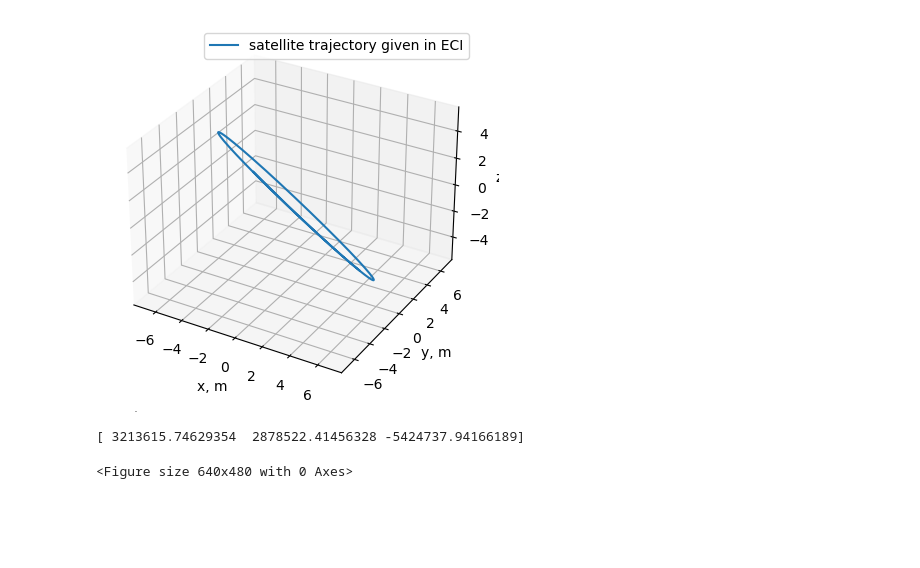
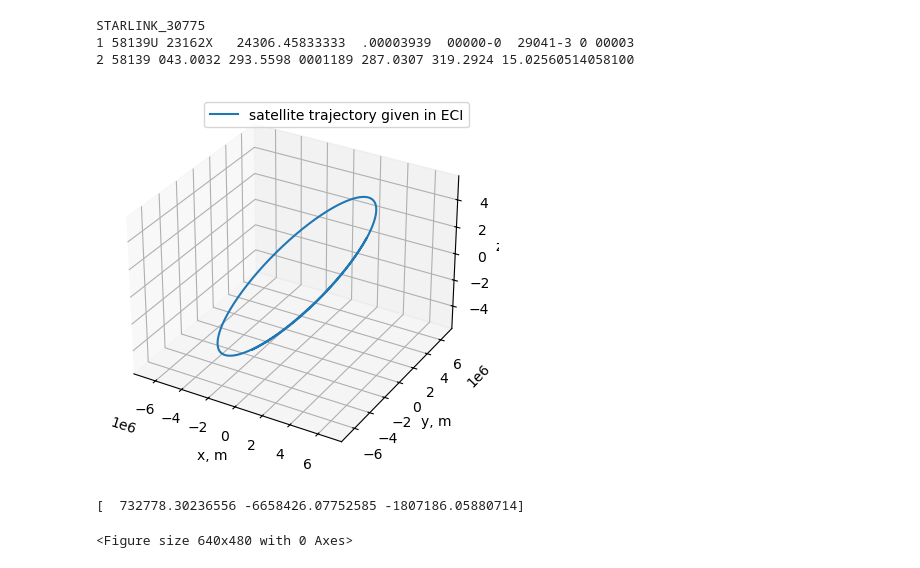
Before and after one commit to ShamilBiktimirov/astro-basics, a Jupyter notebook: python/Pointing routine.ipynb, the cells around one changed output. Cells and saved outputs as stored; diff of their text form; code cells hidden in the pictures; blank space fills up the shorter version.

```diff
--- a/python/Pointing routine.ipynb
+++ b/python/Pointing routine.ipynb
@@ -82,7 +84,7 @@ start_date_obs_day = "2024-11-01 04:00:00" # given in UTC, 8 am in Abu Dhabi
 end_date_obs_day = "2024-11-01 20:00:00"   # given in UTC, midnight in Abu Dhani
 
 # Generates a range of datetimes with certain time step
-t_span_obs_day = pd.date_range(start=start_date_obs_day, end=end_date_obs_day, freq='1min')
+t_span_obs_day = pd.date_range(start=start_date_obs_day, end=end_date_obs_day, freq='10s')
 
 # Converts to a list of strings if needed?
 gregorian_dates_obs_day = t_span_obs_day.strftime("%Y-%m-%d %H:%M:%S").tolist()
@@ -198,19 +200,19 @@ variance r_obs_mag 2.779825551796861e-07
 
 # import TlE text file and choose satellite
 
-with open('TLE starlink-1568.txt', 'r') as file:
+with open('Site_Visit_1_11_2024.txt', 'r') as file:
     lines = [line.strip() for line in file]
 
 # choose satellite indx
-satIndx = 0 # choose the one that you like
+satIndx = 12 # choose the one that you like
 satelliteName = lines[satIndx * 3]
 TleFirstLine = lines[satIndx * 3 + 1]
 TleSecondLine = lines[satIndx * 3 + 2]
 satellite = Satrec.twoline2rv(TleFirstLine, TleSecondLine)
 
-# print(satelliteName)
-# print(TleFirstLine)
-# print(TleSecondLine)
+print(satelliteName)
+print(TleFirstLine)
+print(TleSecondLine)
 
 # Propagates satellite state for the t_span
 positionsX = []
@@ -232,36 +234,39 @@ for jd in julian_dates:
         r_sat_eci_array = np.concatenate((r_sat_eci_array, np.vstack([r[0] * 1e3, r[1] * 1e3, r[2] * 1e3])), axis=1)
 
     else:
         positionsX.append(None)  # Error in propagation
         positionsY.append(None)  # Error in propagation
         positionsY.append(None)  # Error in propagation
 
 gregorian_dates = Time(julian_dates, format='jd').to_datetime()
 
 sat1Data = np.array([gregorian_dates, positionsX, positionsY, positionsZ]).T
 
 sat1 = pd.DataFrame(sat1Data, columns=["Date and Time", "X, km", "Y, km", "Z, km"])
 
 fig = plt.figure()
 ax = fig.add_subplot(111, projection='3d')
 
 ax.plot(r_sat_eci_array[0,:], r_sat_eci_array[1,:], r_sat_eci_array[2,:], label='satellite trajectory given in ECI')
 ax.set(xlabel='x, m', ylabel='y, m', zlabel='z, m')
 ax.grid()
 ax.axis('equal')
 ax.legend()
 plt.show()
 plt.savefig("satellite trajectory.png")
 
 print(r_sat_eci_array[:, 0])
 # print("Satellite 1 Position Data")
 # print(sat1)
 
 # print(np.size(r_sat_eci_array, axis=1))
 # %% [output]
+STARLINK_30775
+1 58139U 23162X   24306.45833333  .00003939  00000-0  29041-3 0 00003
+2 58139 043.0032 293.5598 0001189 287.0307 319.2924 15.02560514058100
-[figure, old version]
+[figure, new version]
-[ 3213615.74629354  2878522.41456328 -5424737.94166189]
-<Figure size 640x480 with 0 Axes>
+[  732778.30236556 -6658426.07752585 -1807186.05880714]
+<Figure size 640x480 with 0 Axes>
 # %%
 # Calculates satellite elevation for the given t_span
 # Check if satellite goes above minimum required elevation
```
Also changed, not shown: parts of 5 cells of this notebook, 9 other files.
